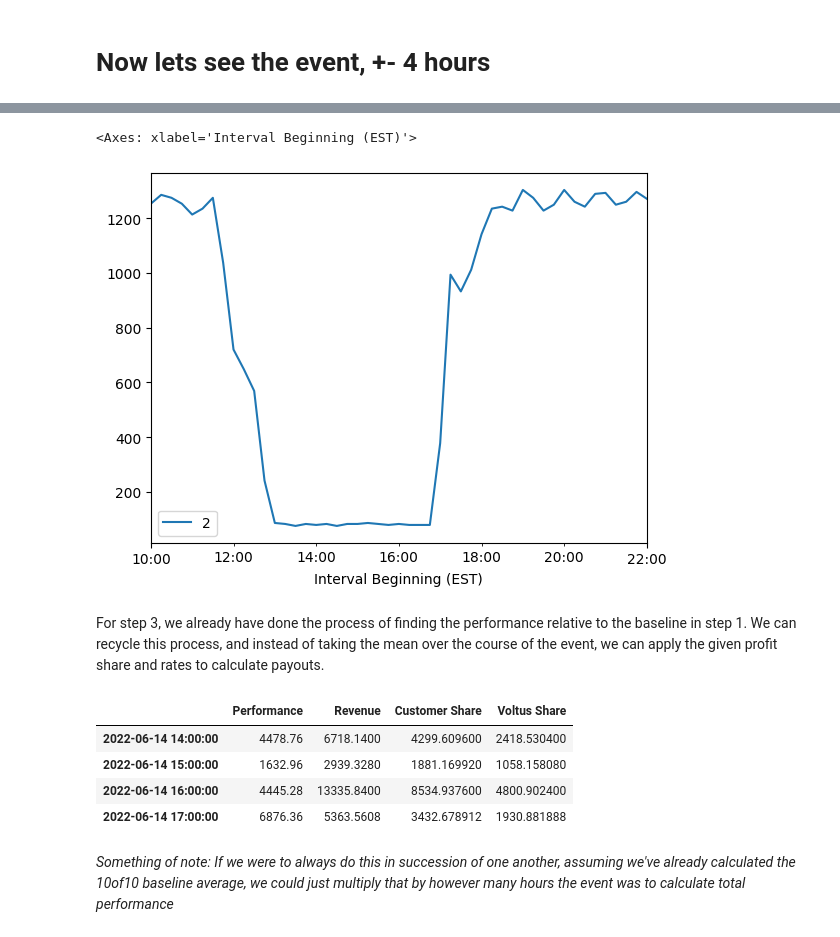
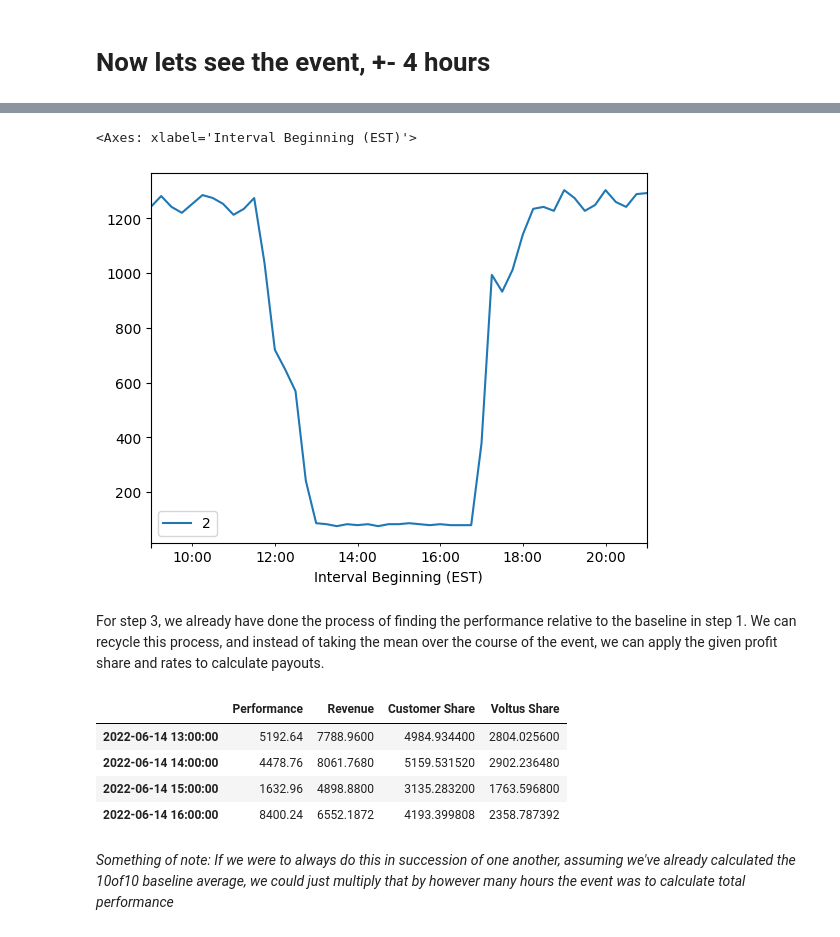
Before and after one commit to Desitrain22/Voltus-Energy-Markets-Take-Home, a Jupyter notebook: homework.ipynb, the cells around one changed output, grey strips where cells are left out. Drawn from its saved outputs; the diff is of its cells as text; code cells hidden in the pictures.

```diff
--- a/homework.ipynb
+++ b/homework.ipynb
@@ -181,24 +163,24 @@ all_data[["1","5"]].loc[pd.Timestamp("2022-06-14 10:00:00"): pd.Timestamp("2022-
 # %%
-all_data[["2"]].loc[pd.Timestamp("2022-06-14 10:00:00"): pd.Timestamp("2022-06-14 22:00:00")].plot()
+all_data[["2"]].loc[pd.Timestamp("2022-06-14 09:00:00"): pd.Timestamp("2022-06-14 21:00:00")].plot()
 # %% [output]
 <Axes: xlabel='Interval Beginning (EST)'>
-[figure, old version]
+[figure, new version]
 # %% [markdown]
 For step 3, we already have done the process of finding the performance relative to the baseline in step 1. We can recycle this process, and instead of taking the mean over the course of the event, we can apply the given profit share and rates to calculate payouts.
 # %%
 #3 payout calculation
 
 hourly_rates = {
-    pd.Timestamp("2022-06-14 14:00"): 1500,
-    pd.Timestamp("2022-06-14 15:00"): 1800,
-    pd.Timestamp("2022-06-14 16:00"): 3000,
-    pd.Timestamp("2022-06-14 17:00"): 780,
+    pd.Timestamp("2022-06-14 13:00"): 1500,
+    pd.Timestamp("2022-06-14 14:00"): 1800,
+    pd.Timestamp("2022-06-14 15:00"): 3000,
+    pd.Timestamp("2022-06-14 16:00"): 780,
 }
 
 def calculate_payouts(
     customer_series: pd.Series=get_site_data()["kWh"].loc[
-                pd.Timestamp("2022-06-14 14:00:00") : pd.Timestamp(
-                    "2022-06-14 17:00:00"
+                pd.Timestamp("2022-06-14 13:00:00") : pd.Timestamp(
+                    "2022-06-14 16:00:00"
                 )
             ],
     baseline: pd.Series=get_10of10_baselines(),
@@ -223,10 +205,10 @@ calculate_payouts()
 #             ])
 # %% [output]
 |  | Performance | Revenue | Customer Share | Voltus Share |
-| 2022-06-14 14:00:00 | 4478.76 | 6718.1400 | 4299.609600 | 2418.530400 |
-| 2022-06-14 15:00:00 | 1632.96 | 2939.3280 | 1881.169920 | 1058.158080 |
-| 2022-06-14 16:00:00 | 4445.28 | 13335.8400 | 8534.937600 | 4800.902400 |
-| 2022-06-14 17:00:00 | 6876.36 | 5363.5608 | 3432.678912 | 1930.881888 |
+| 2022-06-14 13:00:00 | 5192.64 | 7788.9600 | 4984.934400 | 2804.025600 |
+| 2022-06-14 14:00:00 | 4478.76 | 8061.7680 | 5159.531520 | 2902.236480 |
+| 2022-06-14 15:00:00 | 1632.96 | 4898.8800 | 3135.283200 | 1763.596800 |
+| 2022-06-14 16:00:00 | 8400.24 | 6552.1872 | 4193.399808 | 2358.787392 |
 # %% [markdown]
 *Something of note: If we were to always do this in succession of one another, assuming we've already calculated the 10of10 baseline average, we could just multiply that by however many hours the event was to calculate total performance*
 # %%
```
Also changed, not shown: parts of 9 cells of this notebook, 3 other files.
